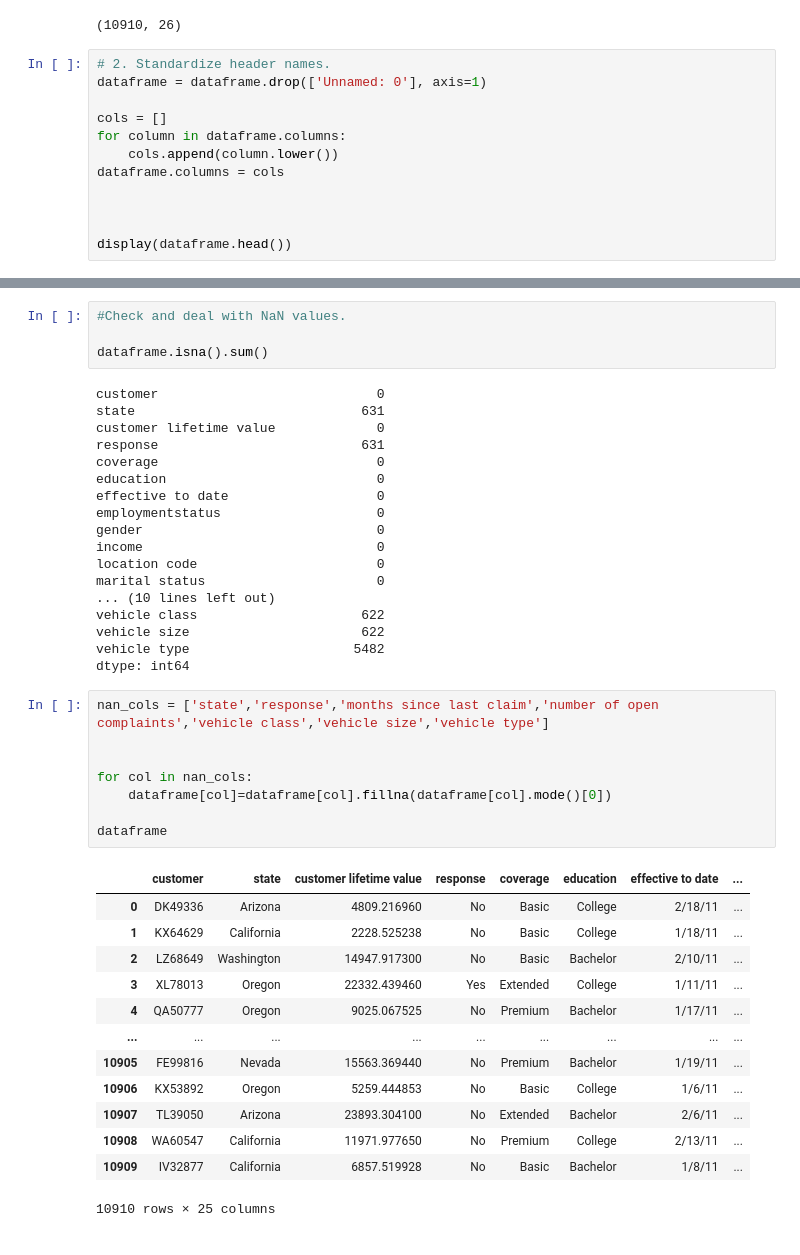
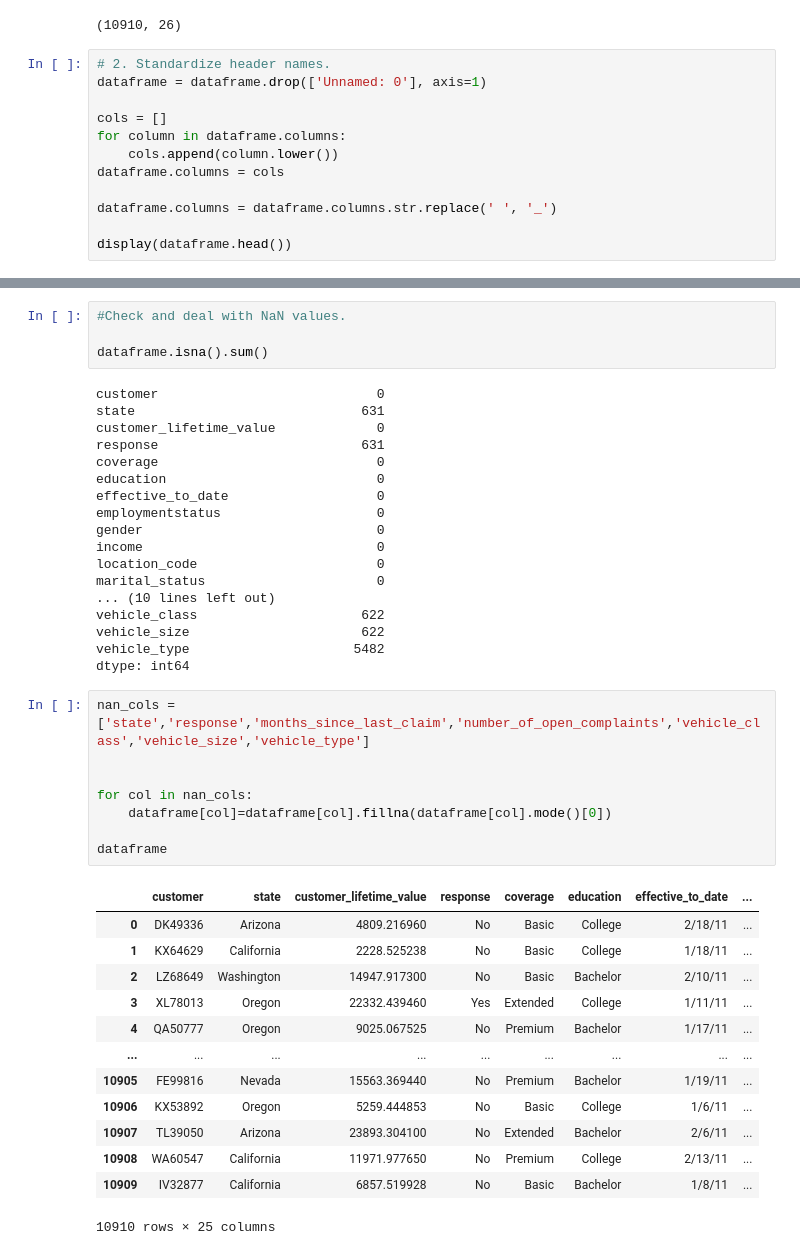
Before and after one commit to AyeeshaSiddikka/lab-customer-analysis-round-2, a Jupyter notebook: Round2-7.ipynb, the cells around one changed output, grey strips where cells are left out. Drawn from its saved outputs; the diff is of its cells as text.

```diff
--- a/Round2-7.ipynb
+++ b/Round2-7.ipynb
@@ -22,7 +22,7 @@ for column in dataframe.columns:
     cols.append(column.lower())
 dataframe.columns = cols
 
-
+dataframe.columns = dataframe.columns.str.replace(' ', '_')
 
 display(dataframe.head())
 # %% [output]
@@ -96,31 +96,31 @@ dataframe.isna().sum()
 # %% [output]
 customer                            0
 state                             631
-customer lifetime value             0
+customer_lifetime_value             0
 response                          631
 coverage                            0
 education                           0
-effective to date                   0
+effective_to_date                   0
 employmentstatus                    0
 gender                              0
 income                              0
-location code                       0
-marital status                      0
+location_code                       0
+marital_status                      0
 ... (10 lines left out)
-vehicle class                     622
-vehicle size                      622
-vehicle type                     5482
+vehicle_class                     622
+vehicle_size                      622
+vehicle_type                     5482
 dtype: int64
 # %%
-nan_cols = ['state','response','months since last claim','number of open complaints','vehicle class','vehicle size','vehicle type']
+nan_cols = ['state','response','months_since_last_claim','number_of_open_complaints','vehicle_class','vehicle_size','vehicle_type']
 
 
 for col in nan_cols:
     dataframe[col]=dataframe[col].fillna(dataframe[col].mode()[0])
 
 dataframe
 # %% [output]
-|  | customer | state | customer lifetime value | response | coverage | education | effective to date | ... |
+|  | customer | state | customer_lifetime_value | response | coverage | education | effective_to_date | ... |
 | 0 | DK49336 | Arizona | 4809.216960 | No | Basic | College | 2/18/11 | ... |
 | 1 | KX64629 | California | 2228.525238 | No | Basic | College | 1/18/11 | ... |
 | 2 | LZ68649 | Washington | 14947.917300 | No | Basic | Bachelor | 2/10/11 | ... |
```
Also changed, not shown: parts of 15 cells of this notebook.
